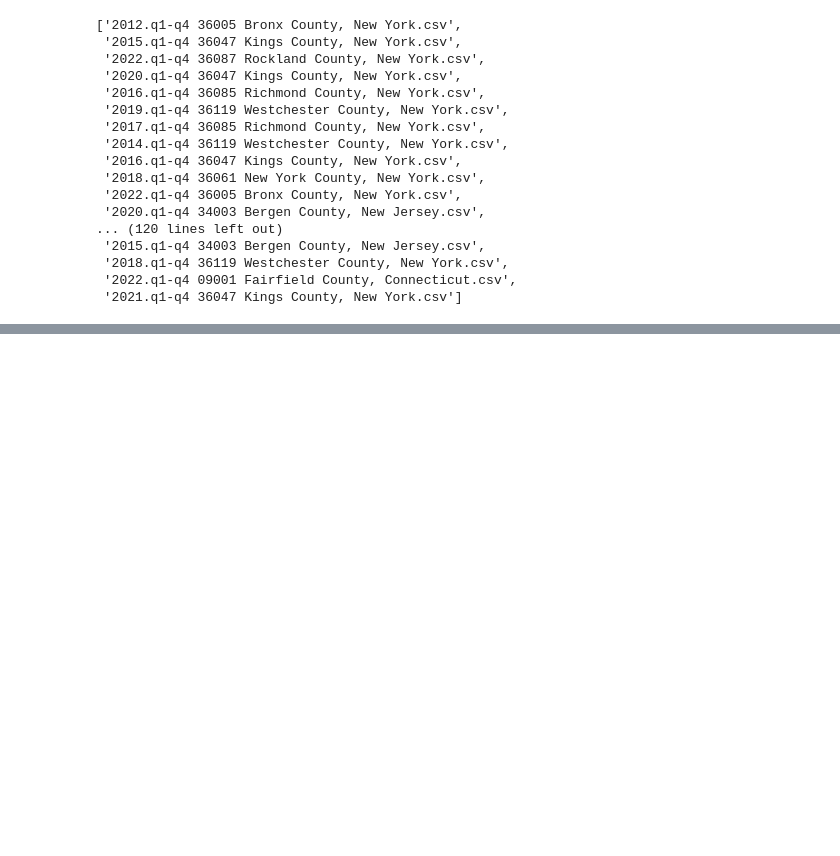
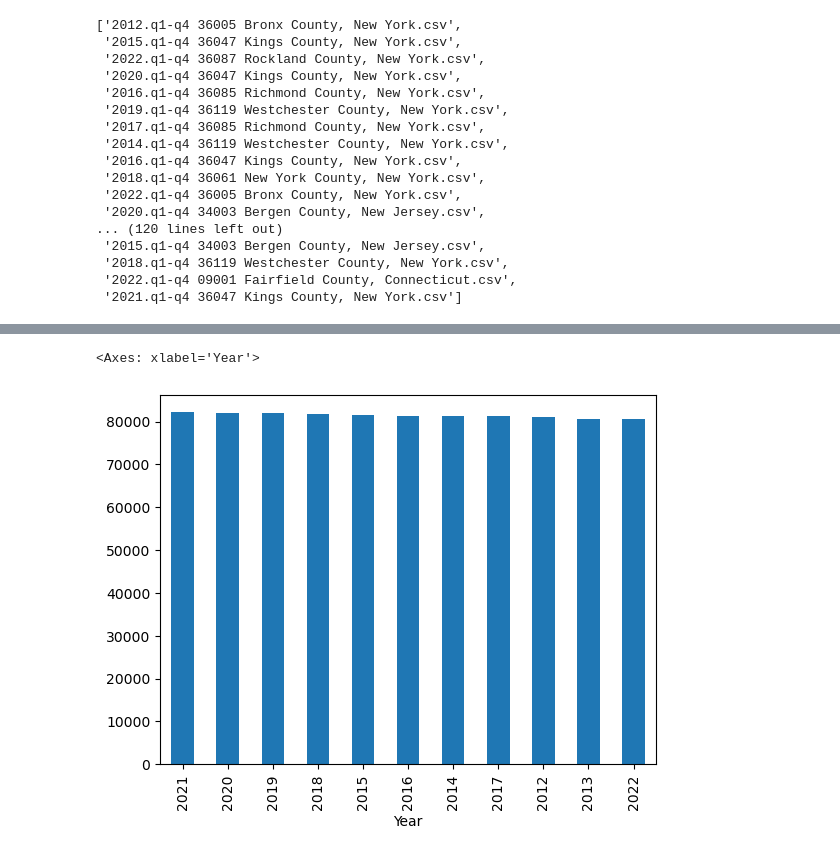
Before and after one commit to talibahnt/Project1_housing_practice, a Jupyter notebook: nyc_jobs.ipynb, the cells around one changed output, grey strips where cells are left out. Cells and saved outputs as stored; diff of their text form; code cells hidden in the pictures; blank space fills up the shorter version.

```diff
--- a/nyc_jobs.ipynb
+++ b/nyc_jobs.ipynb
@@ -168,12 +191,12 @@ merged_df = merged_df.rename(columns={  # Rename columns for readability and bre
     "month1_emplvl":"Mon1_Employ",
     "month2_emplvl":"Mon2_Employ",
     "month3_emplvl":"Mon3_Employ",
-    "oty_avg_wkly_wage_chg":"Endyr_Avg_Wk_Wage",
-    "oty_avg_wkly_wage_pct_chg":"Endyr_Avg_Wk_WagePct",
+    "oty_avg_wkly_wage_chg":"Endyr_Avg_Wk_Wage_Chg",
+    "oty_avg_wkly_wage_pct":"Endyr_Avg_Wk_WagePct",
     "oty_avg_wkly_wage_pct_chg":"Endyr_Avg_Wk_WagePctChg",
     "oty_month1_emplvl_chg":"Endyr_Mon1_Employ_Chg",
     "oty_month1_emplvl_pct":"Endyr_Mon1_Employ_Pct",
-    "oty_month1_emplvl_pct_chg" :"Endyr_Mon1_Employ_PctChg",
+    "oty_month1_emplvl_pct_chg":"Endyr_Mon1_Employ_PctChg",
     "oty_month2_emplvl_chg":"Endyr_Mon2_Employ_Chg",
     "oty_month2_emplvl_pct":"Endyr_Mon2_Employ_Pct",
     "oty_month2_emplvl_pct_chg":"Endyr_Mon2_Employ_PctChg",
@@ -197,6 +220,9 @@ merged_df = merged_df.rename(columns={  # Rename columns for readability and bre
     "total_qtrly_wages":"Total_Quart_Wages",
     "year":"year"
 })
+merged_df['tmp'] = merged_df["Quarter"].values[:,1]
+merged_df.drop(columns=['Quarter'], inplace=True)
+merged_df.rename(columns={'tmp':'Quarter'}, inplace=True)
 clean_df = merged_df[merged_df["Quarter"].isin([1,2,3,4])]  # Example filter; replace as needed.
 clean_df.head(5)
 # %% [output]
@@ -339,21 +383,3 @@ for file in files:
-# %%
-clean_df['Year'] = clean_df['Year'].astype(str)
-plt.figure(figsize=(8,5))
-g = sns.FacetGrid(merged_df, hue='Year', size=10, hue_order=['2012',
-                                                              '2013',
-                                                              '2014',
-                                                              '2015',
-                                                              '2016',
-                                                              '2017',
-                                                              '2018',
-                                                              '2019',
-                                                              '2020',
-                                                              '2021',
-                                                              '2022'], palette="Paired")
-g.map(sns.kdeplot, "Total_Quart_Wages", shade=True)
-g.set_xticklabels(rotation=45)
-g.add_legend()
-plt.show()
 # %%
 #Variables that will be considered in the data analysis
     #"County":"County",
@@ -429,0 +560,6 @@ clean_df['Year'].value_counts()
+# %%
+#Bar Graph Years
+clean_df['Year'].value_counts().plot(kind = 'bar')
+# %% [output]
+<Axes: xlabel='Year'>
+[figure, added]
```
Also changed, not shown: parts of 78 cells of this notebook.
